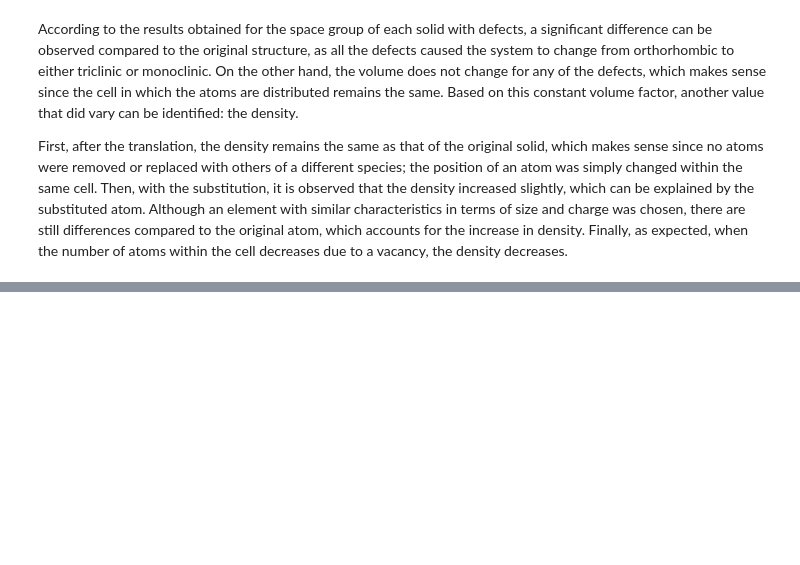
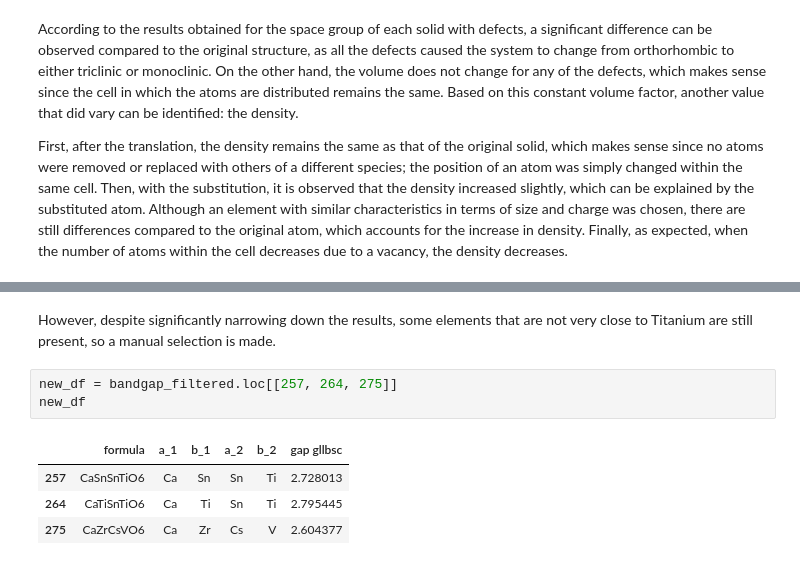
Before and after one commit to vmiranda4/Computational-Chemistry, a Jupyter notebook: Practice 3/practice_3.ipynb, the cells around one changed output, grey strips where cells are left out. Saved outputs shown, nothing was run; the diff lists cells and outputs as text; blank space fills up the shorter version.

```diff
--- a/Practice 3/practice_3.ipynb
+++ b/Practice 3/practice_3.ipynb
@@ -559,0 +737,10 @@ First, after the translation, the density remains the same as that of the origin
+# %% [markdown]
+However, despite significantly narrowing down the results, some elements that are not very close to Titanium are still present, so a manual selection is made.
+# %%
+new_df = bandgap_filtered.loc[[257, 264, 275]]
+new_df
+# %% [output]
+|  | formula | a_1 | b_1 | a_2 | b_2 | gap gllbsc |
+| 257 | CaSnSnTiO6 | Ca | Sn | Sn | Ti | 2.728013 |
+| 264 | CaTiSnTiO6 | Ca | Ti | Sn | Ti | 2.795445 |
+| 275 | CaZrCsVO6 | Ca | Zr | Cs | V | 2.604377 |
```
Also changed, not shown: parts of 50 cells of this notebook.
